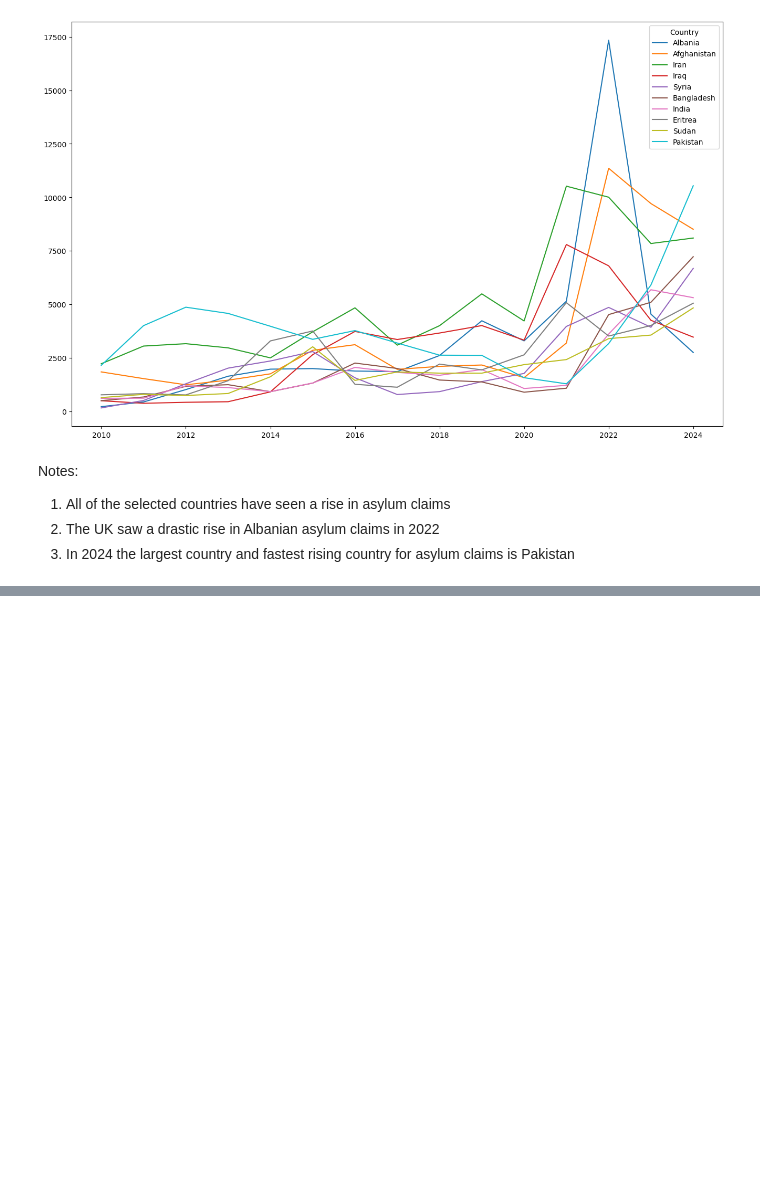
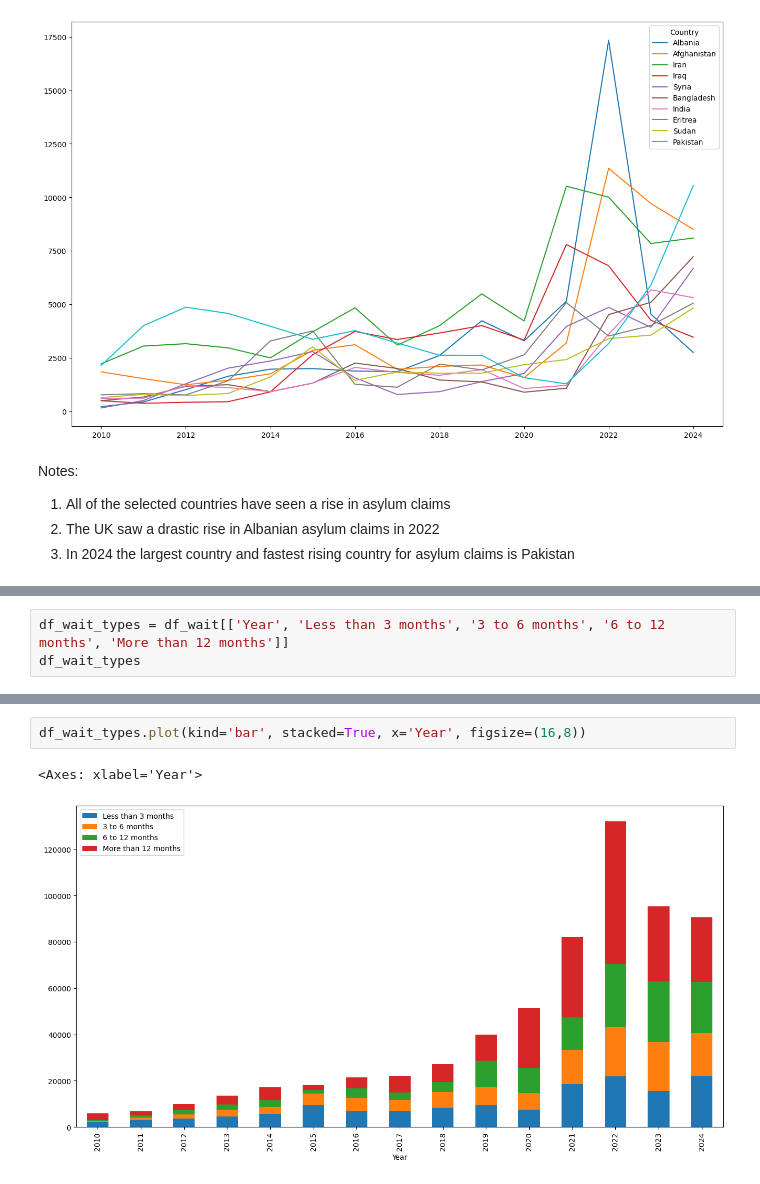
Before and after one commit to esencela/uk-immigration-data-analysis, a Jupyter notebook: notebooks/asylum-exploratory-data-analysis.ipynb, the cells around one changed output, grey strips where cells are left out. Saved outputs shown, nothing was run; the diff lists cells and outputs as text; blank space fills up the shorter version.

```diff
--- a/notebooks/asylum-exploratory-data-analysis.ipynb
+++ b/notebooks/asylum-exploratory-data-analysis.ipynb
@@ -54,0 +94,3 @@ Notes:
+# %%
+df_wait_types = df_wait[['Year', 'Less than 3 months', '3 to 6 months', '6 to 12 months', 'More than 12 months']]
+df_wait_types
@@ -54,0 +114,5 @@ Notes:
+# %%
+df_wait_types.plot(kind='bar', stacked=True, x='Year', figsize=(16,8))
+# %% [output]
+<Axes: xlabel='Year'>
+[figure, added]
```
Also changed, not shown: parts of 6 cells of this notebook, 2 other files.
